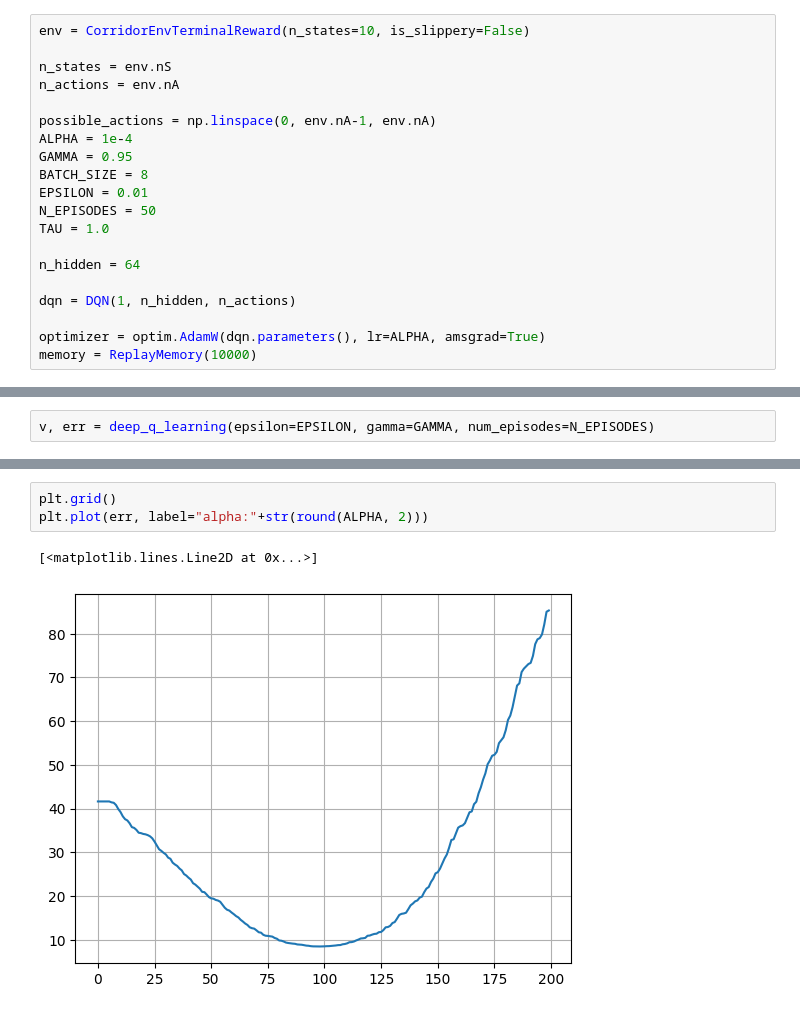
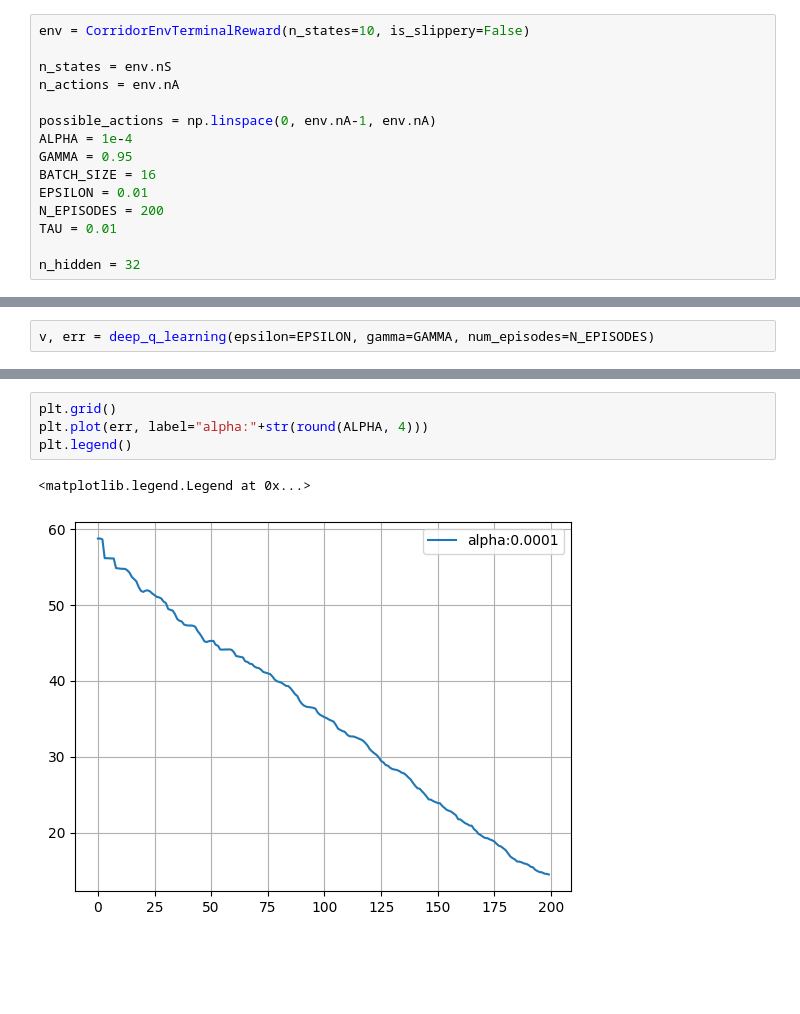
Before and after one commit to ToyProblems-xyz/Notebooks, a Jupyter notebook: src/DQN.ipynb, the cells around one changed output, grey strips where cells are left out. Saved outputs shown, nothing was run; the diff lists cells and outputs as text; blank space fills up the shorter version.

```diff
--- a/src/DQN.ipynb
+++ b/src/DQN.ipynb
@@ -41,17 +41,12 @@ n_actions = env.nA
 possible_actions = np.linspace(0, env.nA-1, env.nA)
 ALPHA = 1e-4
 GAMMA = 0.95
-BATCH_SIZE = 8
+BATCH_SIZE = 16
 EPSILON = 0.01
-N_EPISODES = 50
-TAU = 1.0
+N_EPISODES = 200
+TAU = 0.01
 
-n_hidden = 64
-
-dqn = DQN(1, n_hidden, n_actions)
-
-optimizer = optim.AdamW(dqn.parameters(), lr=ALPHA, amsgrad=True)
-memory = ReplayMemory(10000)
+n_hidden = 32
 # %%
 Transition = namedtuple('Transition',
                         ('state', 'action', 'next_state', 'reward'))
@@ -144,6 +172,7 @@ annotated_heatmap([v], "Analytical value function")
 # %%
 plt.grid()
-plt.plot(err, label="alpha:"+str(round(ALPHA, 2)))
+plt.plot(err, label="alpha:"+str(round(ALPHA, 4)))
+plt.legend()
 # %% [output]
-[<matplotlib.lines.Line2D at 0x...>]
+<matplotlib.legend.Legend at 0x...>
-[figure, old version]
+[figure, new version]
```
Also changed, not shown: parts of 8 cells of this notebook, 2 other files.
